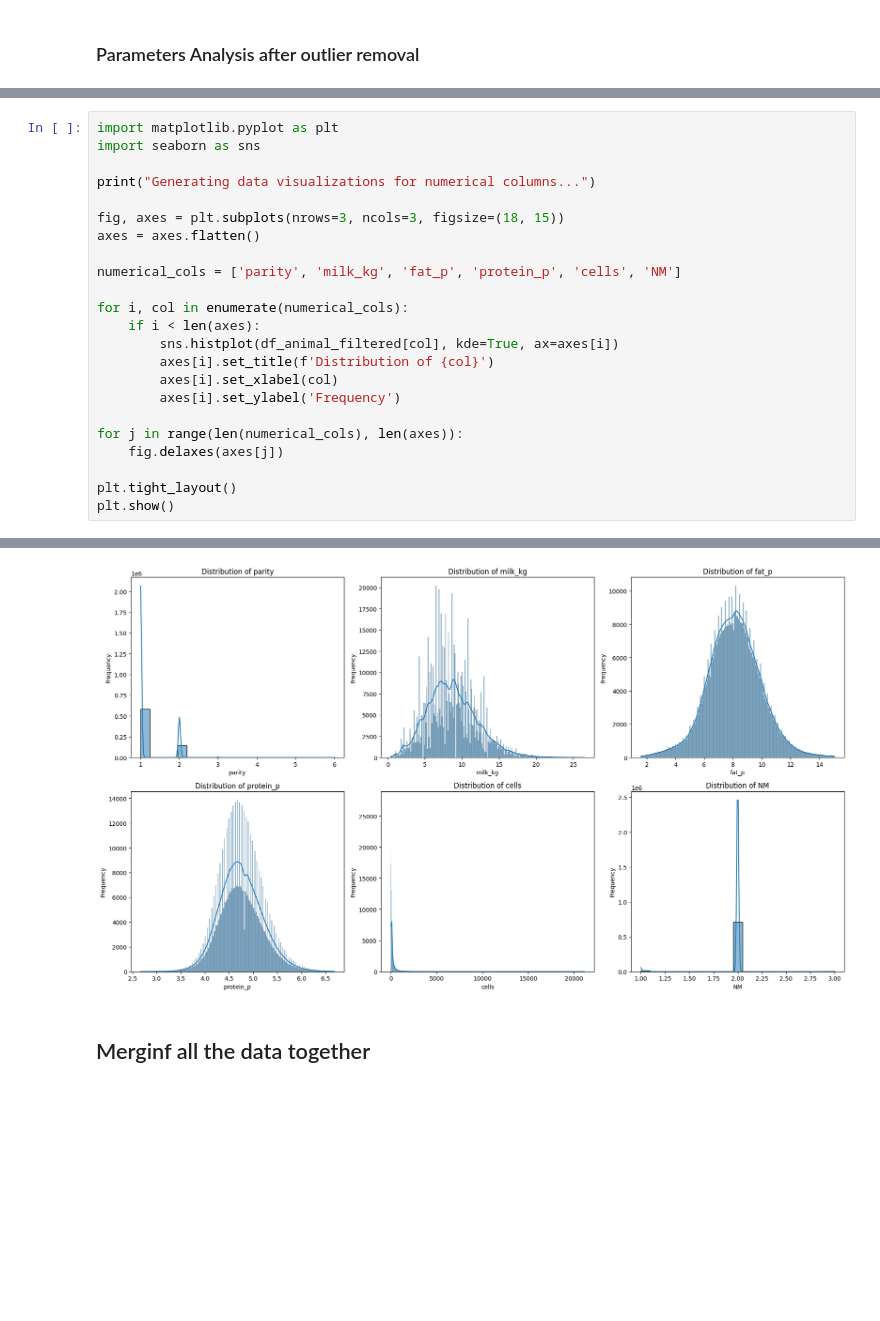
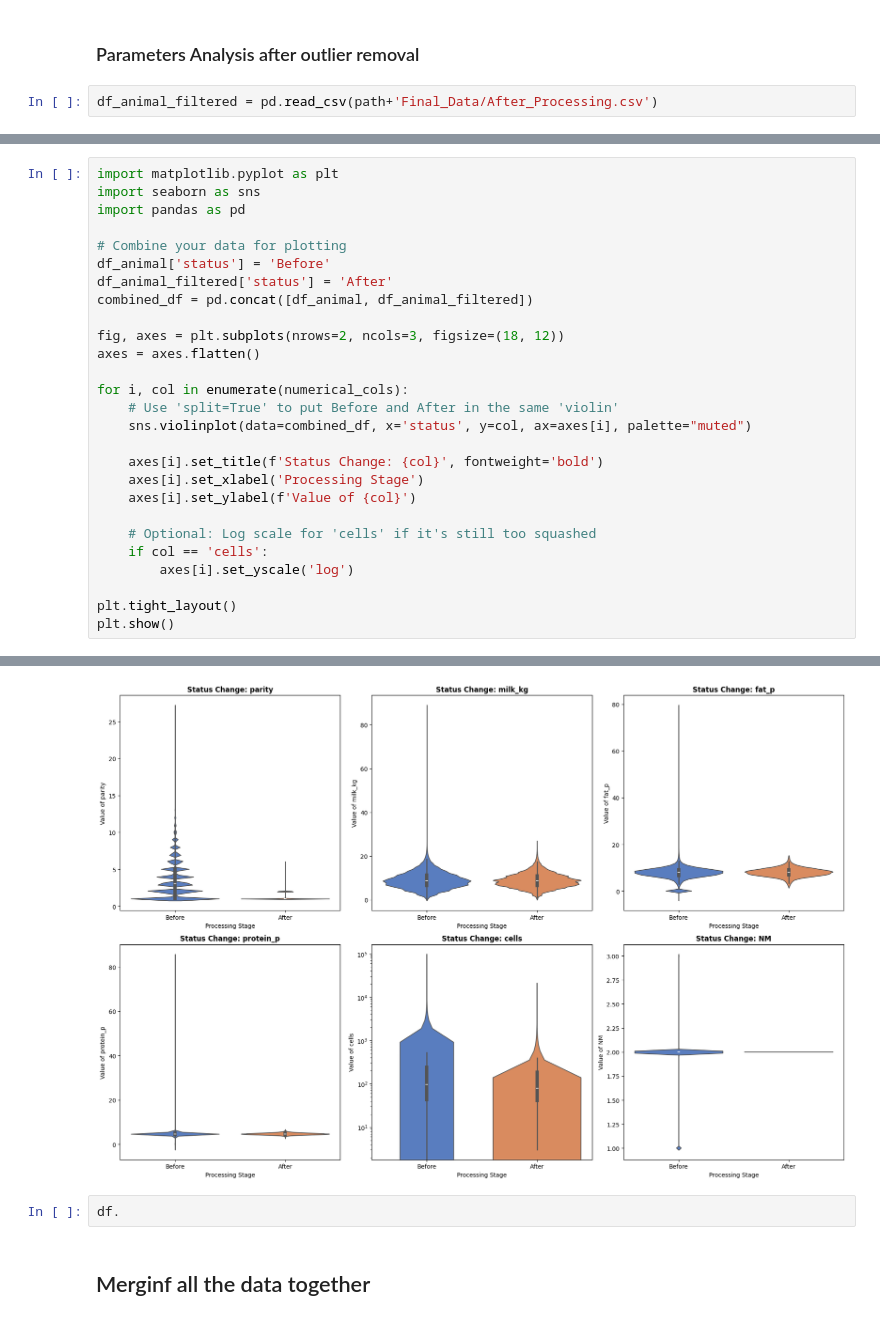
Before and after one commit to smsag99/Thesis, a Jupyter notebook: codes/FeatureEng.ipynb, the cells around one changed output, grey strips where cells are left out. Cells and saved outputs as stored; diff of their text form; blank space fills up the shorter version.

```diff
--- a/codes/FeatureEng.ipynb
+++ b/codes/FeatureEng.ipynb
@@ -290,3 +301,5 @@ Lactations:81,119
 df.to_csv(path+'Final_Data/After_Processing.csv',index=False)
 # %% [markdown]
 ### Parameters Analysis after outlier removal
+# %%
+df_animal_filtered = pd.read_csv(path+'Final_Data/After_Processing.csv')
@@ -293,23 +337,27 @@ df.to_csv(path+'Final_Data/After_Processing.csv',index=False)
 # %%
 import matplotlib.pyplot as plt
 import seaborn as sns
+import pandas as pd
 
-print("Generating data visualizations for numerical columns...")
+# Combine your data for plotting
+df_animal['status'] = 'Before'
+df_animal_filtered['status'] = 'After'
+combined_df = pd.concat([df_animal, df_animal_filtered])
 
-fig, axes = plt.subplots(nrows=3, ncols=3, figsize=(18, 15))
+fig, axes = plt.subplots(nrows=2, ncols=3, figsize=(18, 12))
 axes = axes.flatten()
 
-numerical_cols = ['parity', 'milk_kg', 'fat_p', 'protein_p', 'cells', 'NM']
+for i, col in enumerate(numerical_cols):
+    # Use 'split=True' to put Before and After in the same 'violin'
+    sns.violinplot(data=combined_df, x='status', y=col, ax=axes[i], palette="muted")
 
-for i, col in enumerate(numerical_cols):
-    if i < len(axes):
-        sns.histplot(df_animal_filtered[col], kde=True, ax=axes[i])
-        axes[i].set_title(f'Distribution of {col}')
-        axes[i].set_xlabel(col)
-        axes[i].set_ylabel('Frequency')
+    axes[i].set_title(f'Status Change: {col}', fontweight='bold')
+    axes[i].set_xlabel('Processing Stage')
+    axes[i].set_ylabel(f'Value of {col}')
 
-for j in range(len(numerical_cols), len(axes)):
-    fig.delaxes(axes[j])
+    # Optional: Log scale for 'cells' if it's still too squashed
+    if col == 'cells':
+        axes[i].set_yscale('log')
 
 plt.tight_layout()
 plt.show()
@@ -318,4 +382,6 @@ Generating data visualizations for numerical columns...
-[figure, old version]
+[figure, new version]
+# %%
+df.
 # %% [markdown]
 ## Merginf all the data together
 # %%
```
Also changed, not shown: parts of 4 cells of this notebook, 1 other file.
